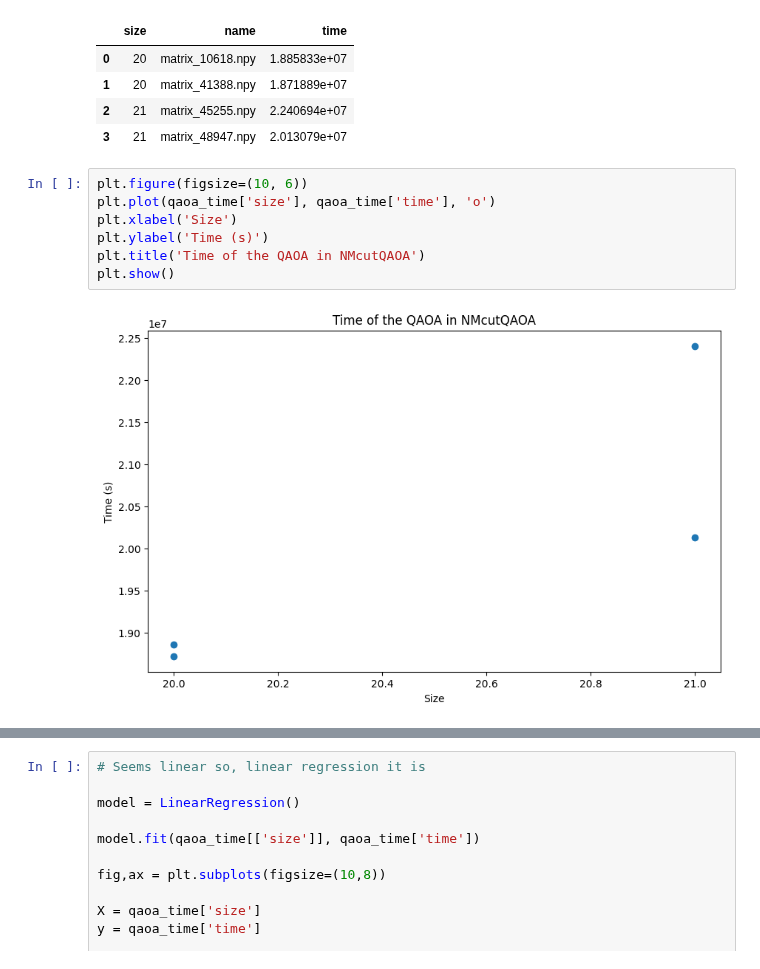
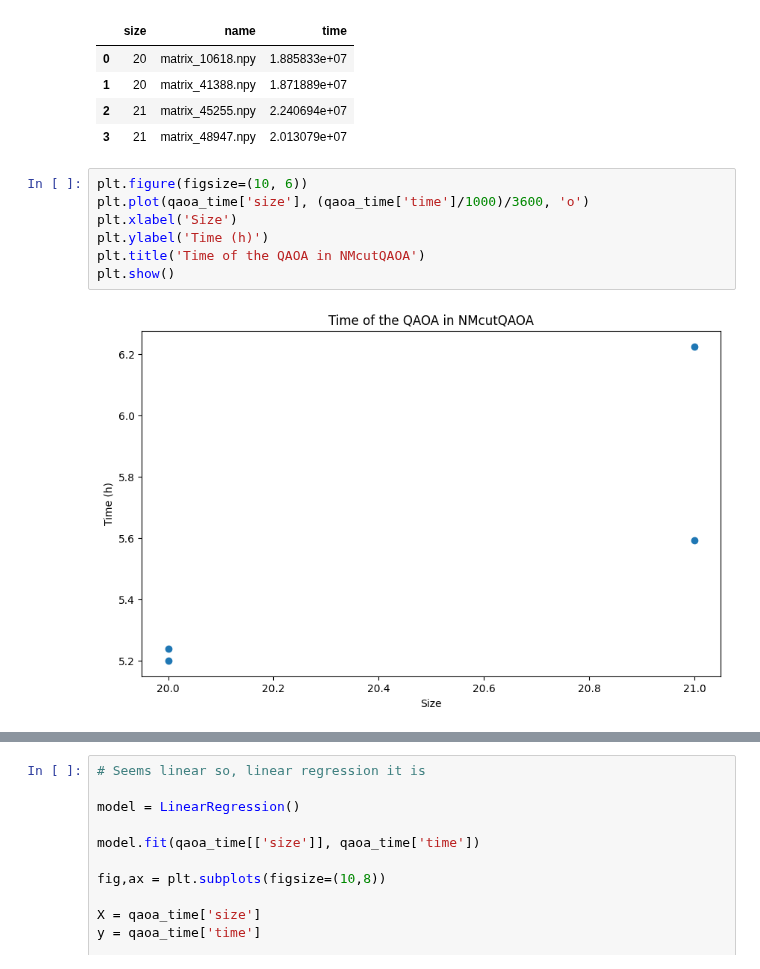
Before and after one commit to Nicofero/PhyloTree_ReConst, a Jupyter notebook: metrics_study.ipynb, the cells around one changed output, grey strips where cells are left out. Saved outputs shown, nothing was run; the diff lists cells and outputs as text.

```diff
--- a/metrics_study.ipynb
+++ b/metrics_study.ipynb
@@ -157,10 +157,10 @@ qaoa_time.head()
 | 3 | 21 | matrix_48947.npy | 2.013079e+07 |
 # %%
 plt.figure(figsize=(10, 6))
-plt.plot(qaoa_time['size'], qaoa_time['time'], 'o')
+plt.plot(qaoa_time['size'], (qaoa_time['time']/1000)/3600, 'o')
 plt.xlabel('Size')
-plt.ylabel('Time (s)')
+plt.ylabel('Time (h)')
 plt.title('Time of the QAOA in NMcutQAOA')
 plt.show()
 # %% [output]
-[figure, old version]
+[figure, new version]
```
Also changed, not shown: parts of 1 cell of this notebook, 9 other files.
